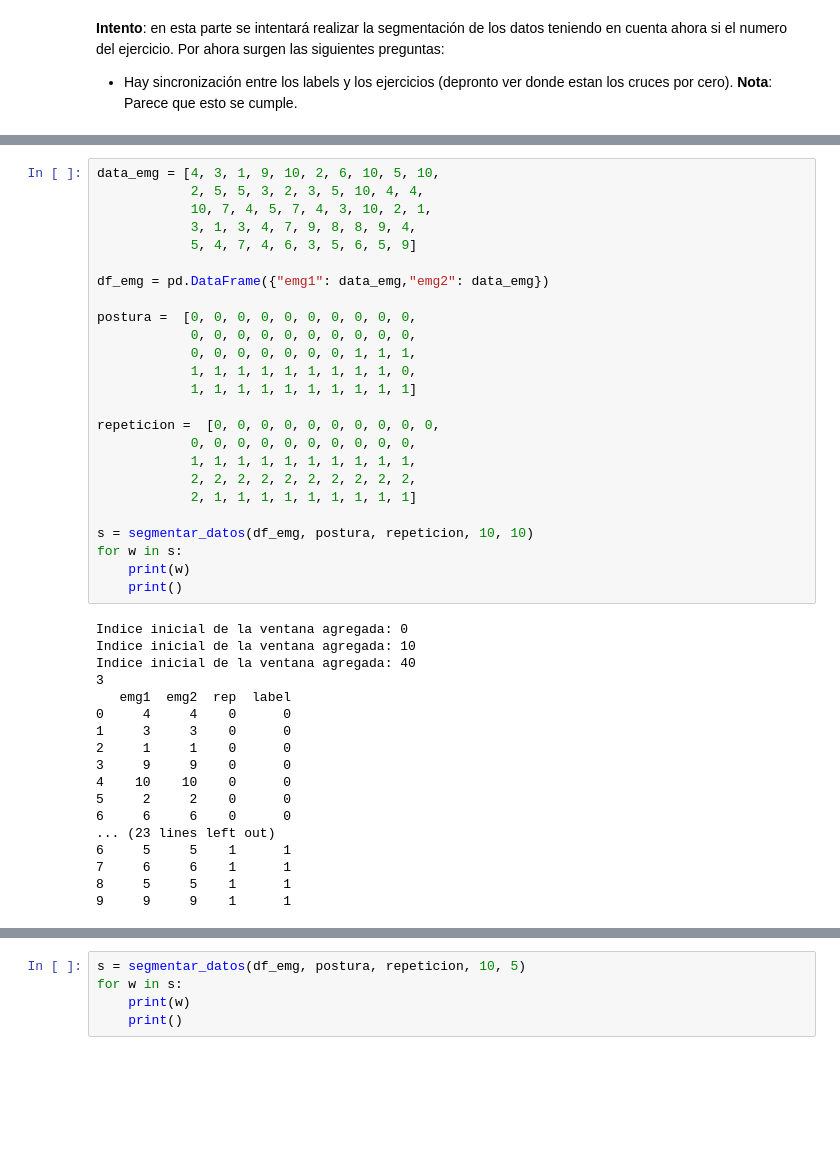
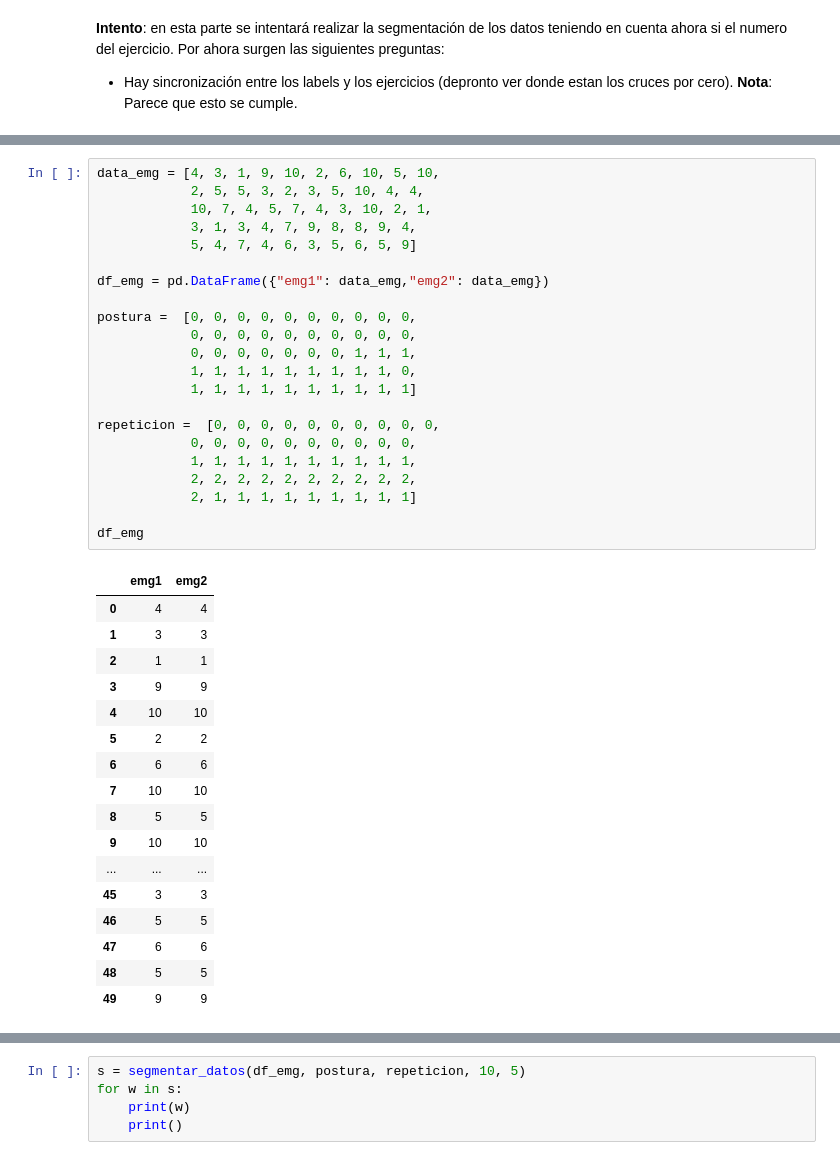
Before and after one commit to repos-especializacion-UdeA/aprendizaje_automatico1, a Jupyter notebook: dataset/notebooks_ensayo/exploracion2_registro_mat.ipynb, the cells around one changed output, grey strips where cells are left out. Cells and saved outputs as stored; diff of their text form; blank space fills up the shorter version.

```diff
--- a/dataset/notebooks_ensayo/exploracion2_registro_mat.ipynb
+++ b/dataset/notebooks_ensayo/exploracion2_registro_mat.ipynb
@@ -843,43 +844,40 @@ def segmentar_datos(emg_data,
 # %%
 data_emg = [4, 3, 1, 9, 10, 2, 6, 10, 5, 10,
             2, 5, 5, 3, 2, 3, 5, 10, 4, 4,
             10, 7, 4, 5, 7, 4, 3, 10, 2, 1,
             3, 1, 3, 4, 7, 9, 8, 8, 9, 4,
             5, 4, 7, 4, 6, 3, 5, 6, 5, 9]
 
 df_emg = pd.DataFrame({"emg1": data_emg,"emg2": data_emg})
 
 postura =  [0, 0, 0, 0, 0, 0, 0, 0, 0, 0,
             0, 0, 0, 0, 0, 0, 0, 0, 0, 0,
             0, 0, 0, 0, 0, 0, 0, 1, 1, 1,
             1, 1, 1, 1, 1, 1, 1, 1, 1, 0,
             1, 1, 1, 1, 1, 1, 1, 1, 1, 1]
 
 repeticion =  [0, 0, 0, 0, 0, 0, 0, 0, 0, 0,
             0, 0, 0, 0, 0, 0, 0, 0, 0, 0,
             1, 1, 1, 1, 1, 1, 1, 1, 1, 1,
             2, 2, 2, 2, 2, 2, 2, 2, 2, 2,
             2, 1, 1, 1, 1, 1, 1, 1, 1, 1]
 
-s = segmentar_datos(df_emg, postura, repeticion, 10, 10)
-for w in s:
-    print(w)
-    print()
+df_emg
 # %% [output]
-Indice inicial de la ventana agregada: 0
-Indice inicial de la ventana agregada: 10
-Indice inicial de la ventana agregada: 40
-3
-   emg1  emg2  rep  label
-0     4     4    0      0
-1     3     3    0      0
-2     1     1    0      0
-3     9     9    0      0
-4    10    10    0      0
-5     2     2    0      0
-6     6     6    0      0
-... (23 lines left out)
-6     5     5    1      1
-7     6     6    1      1
-8     5     5    1      1
-9     9     9    1      1
+|  | emg1 | emg2 |
+| 0 | 4 | 4 |
+| 1 | 3 | 3 |
+| 2 | 1 | 1 |
+| 3 | 9 | 9 |
+| 4 | 10 | 10 |
+| 5 | 2 | 2 |
+| 6 | 6 | 6 |
+| 7 | 10 | 10 |
+| 8 | 5 | 5 |
+| 9 | 10 | 10 |
+| ... | ... | ... |
+| 45 | 3 | 3 |
+| 46 | 5 | 5 |
+| 47 | 6 | 6 |
+| 48 | 5 | 5 |
+| 49 | 9 | 9 |
```
Also changed, not shown: parts of 4 cells of this notebook.
